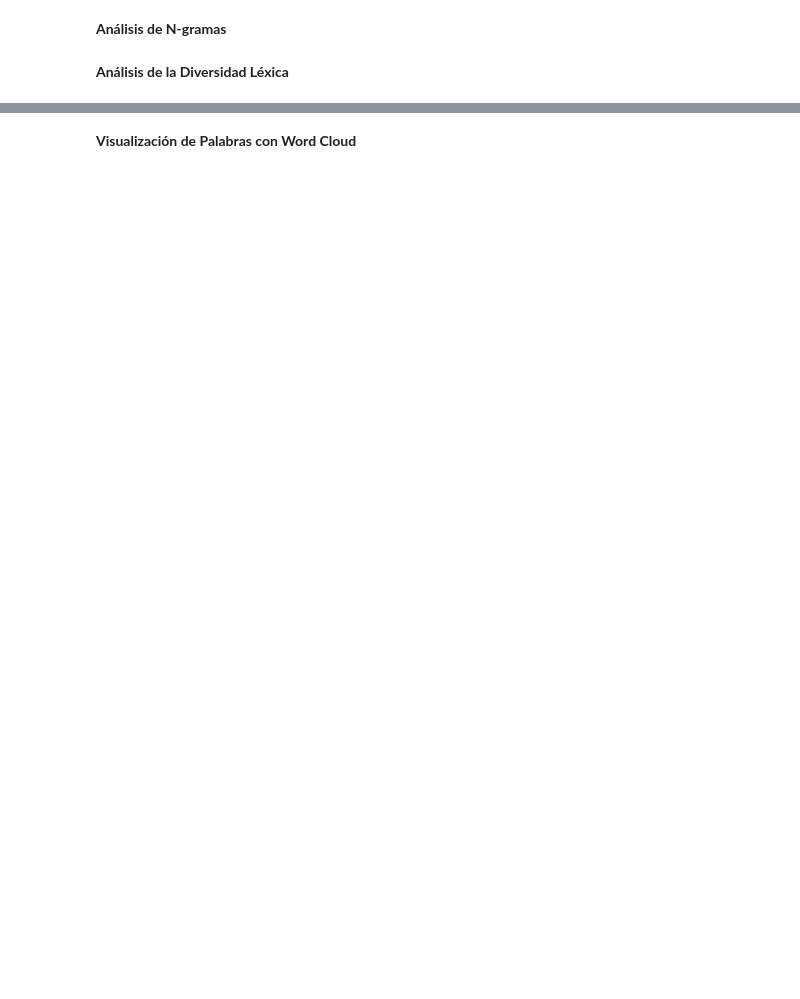
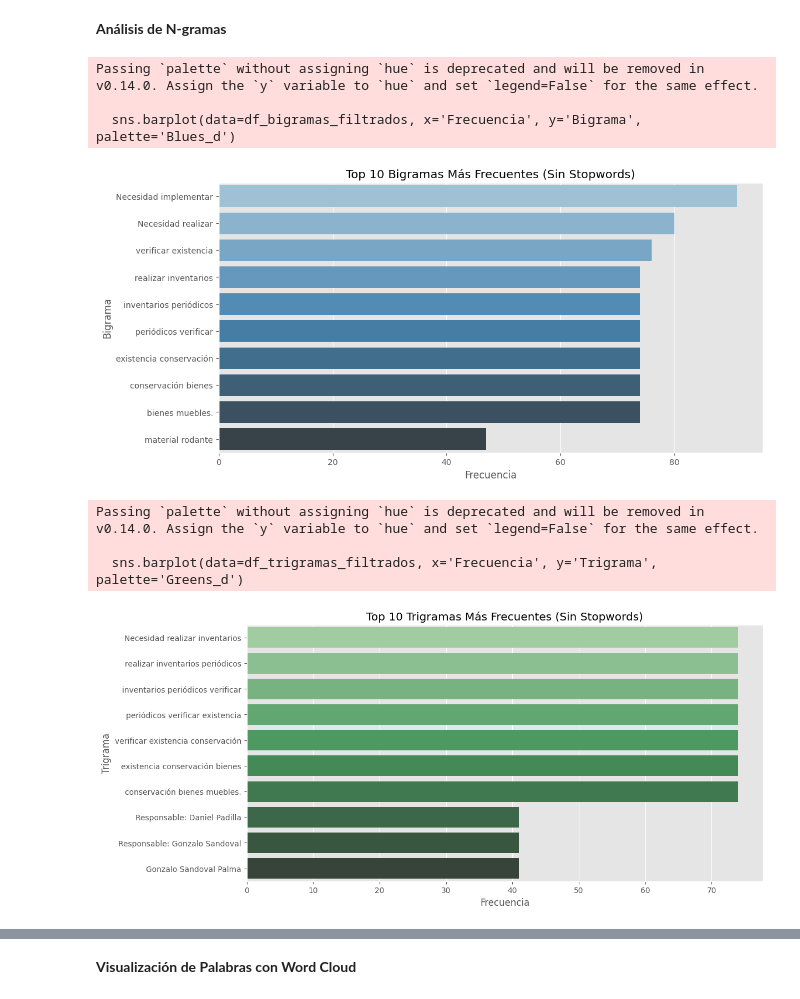
Before and after one commit to Augustogrecco/Cursocoderhouse, a Jupyter notebook: Proyecto_Códer_Grecco_NLP_v0.ipynb, the cells around one changed output, grey strips where cells are left out. Drawn from its saved outputs; the diff is of its cells as text; code cells hidden in the pictures; blank space fills up the shorter version.

```diff
--- a/Proyecto_Códer_Grecco_NLP_v0.ipynb
+++ b/Proyecto_Códer_Grecco_NLP_v0.ipynb
@@ -483,4 +523,57 @@ La alta presencia de preposiciones y determinantes confirma que los textos está
 # %% [markdown]
 **Análisis de N-gramas**
-# %% [markdown]
-**Análisis de la Diversidad Léxica**
+# %%
+from nltk.corpus import stopwords
+
+# ======== CONFIGURACIÓN DE STOPWORDS ========
+stop_words = set(stopwords.words('spanish'))
+
+# Modificamos la función de generación de n-grams para eliminar stopwords
+def generar_ngrams_filtrado(texto, n):
+    tokens = [palabra for palabra in texto.split() if palabra not in stop_words]
+    return list(ngrams(tokens, n))
+
+# Creamos nuevas listas para bigramas y trigramas sin stopwords
+bigramas_filtrados = []
+trigramas_filtrados = []
+
+for texto in datos_relevantes['Texto_Concatenado']:
+    bigramas_filtrados.extend(generar_ngrams_filtrado(texto, 2))  # Bigramas
+    trigramas_filtrados.extend(generar_ngrams_filtrado(texto, 3))  # Trigramas
+
+# ======== CÁLCULO DE FRECUENCIA ========
+conteo_bigramas_filtrados = Counter(bigramas_filtrados).most_common(10)
+conteo_trigramas_filtrados = Counter(trigramas_filtrados).most_common(10)
+
+# Convertimos los resultados a DataFrames
+df_bigramas_filtrados = pd.DataFrame(conteo_bigramas_filtrados, columns=['Bigrama', 'Frecuencia'])
+df_bigramas_filtrados['Bigrama'] = df_bigramas_filtrados['Bigrama'].apply(lambda x: ' '.join(x))
+
+df_trigramas_filtrados = pd.DataFrame(conteo_trigramas_filtrados, columns=['Trigrama', 'Frecuencia'])
+df_trigramas_filtrados['Trigrama'] = df_trigramas_filtrados['Trigrama'].apply(lambda x: ' '.join(x))
+
+# ======== VISUALIZACIÓN ========
+# Bigramas Filtrados
+plt.figure(figsize=(12, 6))
+sns.barplot(data=df_bigramas_filtrados, x='Frecuencia', y='Bigrama', palette='Blues_d')
+plt.title("Top 10 Bigramas Más Frecuentes (Sin Stopwords)")
+plt.xlabel("Frecuencia")
+plt.ylabel("Bigrama")
+plt.show()
+
+# Trigramas Filtrados
+plt.figure(figsize=(12, 6))
+sns.barplot(data=df_trigramas_filtrados, x='Frecuencia', y='Trigrama', palette='Greens_d')
+plt.title("Top 10 Trigramas Más Frecuentes (Sin Stopwords)")
+plt.xlabel("Frecuencia")
+plt.ylabel("Trigrama")
+plt.show()
+# %% [output]
+Passing `palette` without assigning `hue` is deprecated and will be removed in v0.14.0. Assign the `y` variable to `hue` and set `legend=False` for the same effect.
+
+  sns.barplot(data=df_bigramas_filtrados, x='Frecuencia', y='Bigrama', palette='Blues_d')
+[figure, added]
+Passing `palette` without assigning `hue` is deprecated and will be removed in v0.14.0. Assign the `y` variable to `hue` and set `legend=False` for the same effect.
+
+  sns.barplot(data=df_trigramas_filtrados, x='Frecuencia', y='Trigrama', palette='Greens_d')
+[figure, added]
```
Also changed, not shown: parts of 17 cells of this notebook.
